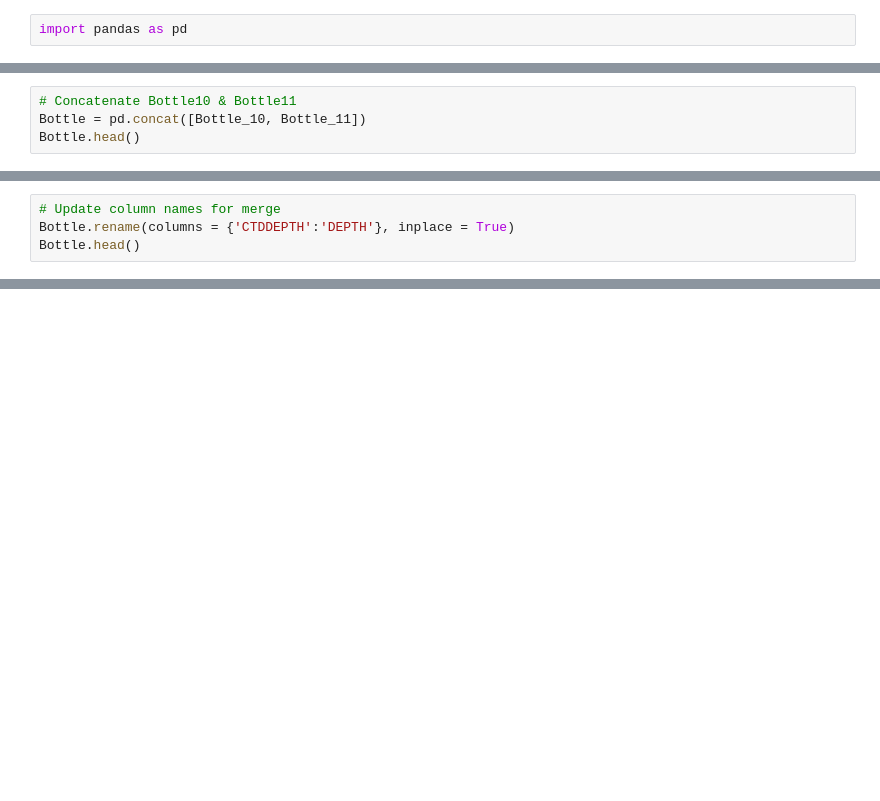
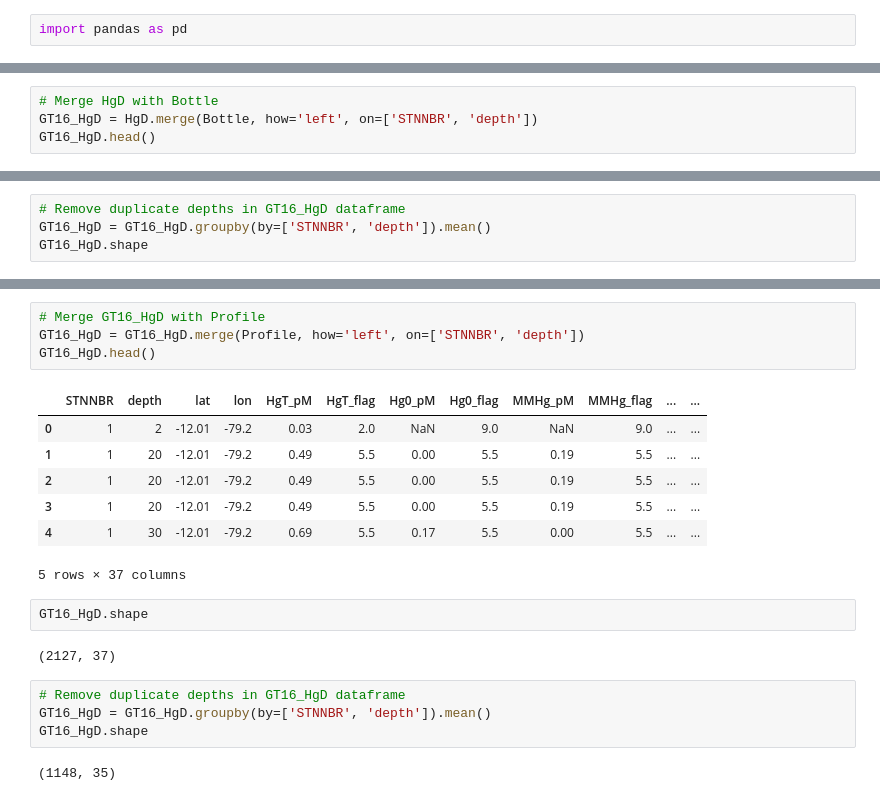
Before and after one commit to klbowman/GO-BGC-Hg-Model, a Jupyter notebook: DataCleaning/GP16_DataMerging.ipynb, the cells around one changed output, grey strips where cells are left out. Saved outputs shown, nothing was run; the diff lists cells and outputs as text; blank space fills up the shorter version.

```diff
--- a/DataCleaning/GP16_DataMerging.ipynb
+++ b/DataCleaning/GP16_DataMerging.ipynb
@@ -109,4 +31,0 @@ Bottle_11.shape
-# %%
-# Concatenate Bottle10 & Bottle11
-Bottle = pd.concat([Bottle_10, Bottle_11])
-Bottle.head()
@@ -124,4 +31,0 @@ Bottle.shape
-# %%
-# Update column names for merge
-Bottle.rename(columns = {'CTDDEPTH':'DEPTH'}, inplace = True)
-Bottle.head()
@@ -286,0 +32,4 @@ GT10_11_HgP_merged.to_csv('../Data/GT10-11/GT10_11_HgP_cleaned.csv')
+# %%
+# Merge HgD with Bottle
+GT16_HgD = HgD.merge(Bottle, how='left', on=['STNNBR', 'depth'])
+GT16_HgD.head()
@@ -286,0 +48,4 @@ GT10_11_HgP_merged.to_csv('../Data/GT10-11/GT10_11_HgP_cleaned.csv')
+# %%
+# Remove duplicate depths in GT16_HgD dataframe
+GT16_HgD = GT16_HgD.groupby(by=['STNNBR', 'depth']).mean()
+GT16_HgD.shape
@@ -286,0 +63,22 @@ GT10_11_HgP_merged.to_csv('../Data/GT10-11/GT10_11_HgP_cleaned.csv')
+# %%
+# Merge GT16_HgD with Profile
+GT16_HgD = GT16_HgD.merge(Profile, how='left', on=['STNNBR', 'depth'])
+GT16_HgD.head()
+# %% [output]
+|  | STNNBR | depth | lat | lon | HgT_pM | HgT_flag | Hg0_pM | Hg0_flag | MMHg_pM | MMHg_flag | ... | ... |
+| 0 | 1 | 2 | -12.01 | -79.2 | 0.03 | 2.0 | NaN | 9.0 | NaN | 9.0 | ... | ... |
+| 1 | 1 | 20 | -12.01 | -79.2 | 0.49 | 5.5 | 0.00 | 5.5 | 0.19 | 5.5 | ... | ... |
+| 2 | 1 | 20 | -12.01 | -79.2 | 0.49 | 5.5 | 0.00 | 5.5 | 0.19 | 5.5 | ... | ... |
+| 3 | 1 | 20 | -12.01 | -79.2 | 0.49 | 5.5 | 0.00 | 5.5 | 0.19 | 5.5 | ... | ... |
+| 4 | 1 | 30 | -12.01 | -79.2 | 0.69 | 5.5 | 0.17 | 5.5 | 0.00 | 5.5 | ... | ... |
+5 rows × 37 columns
+# %%
+GT16_HgD.shape
+# %% [output]
+(2127, 37)
+# %%
+# Remove duplicate depths in GT16_HgD dataframe
+GT16_HgD = GT16_HgD.groupby(by=['STNNBR', 'depth']).mean()
+GT16_HgD.shape
+# %% [output]
+(1148, 35)
```
Also changed, not shown: parts of 48 cells of this notebook, 11 other files.
